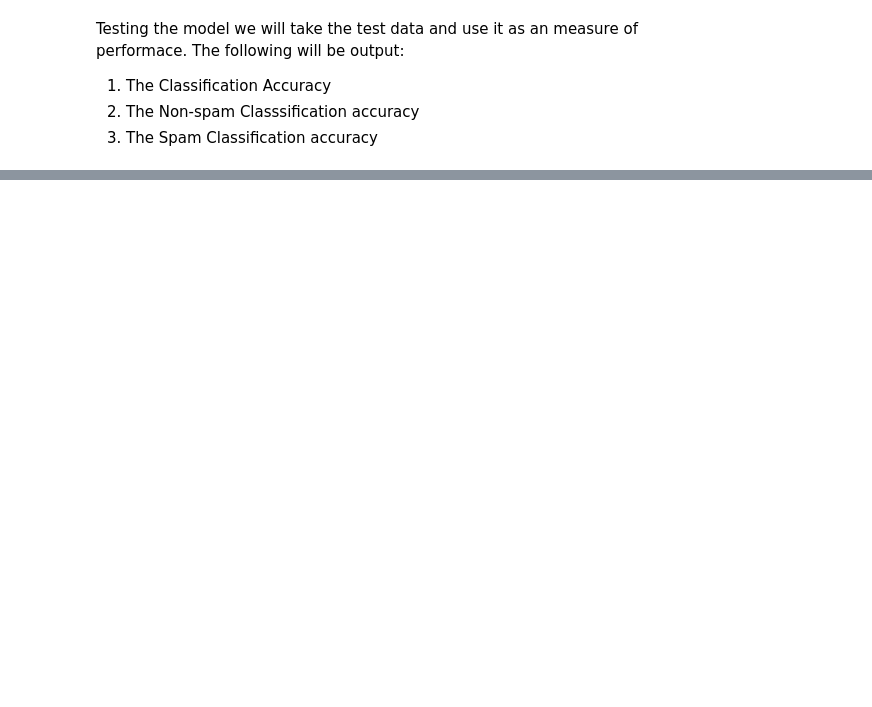
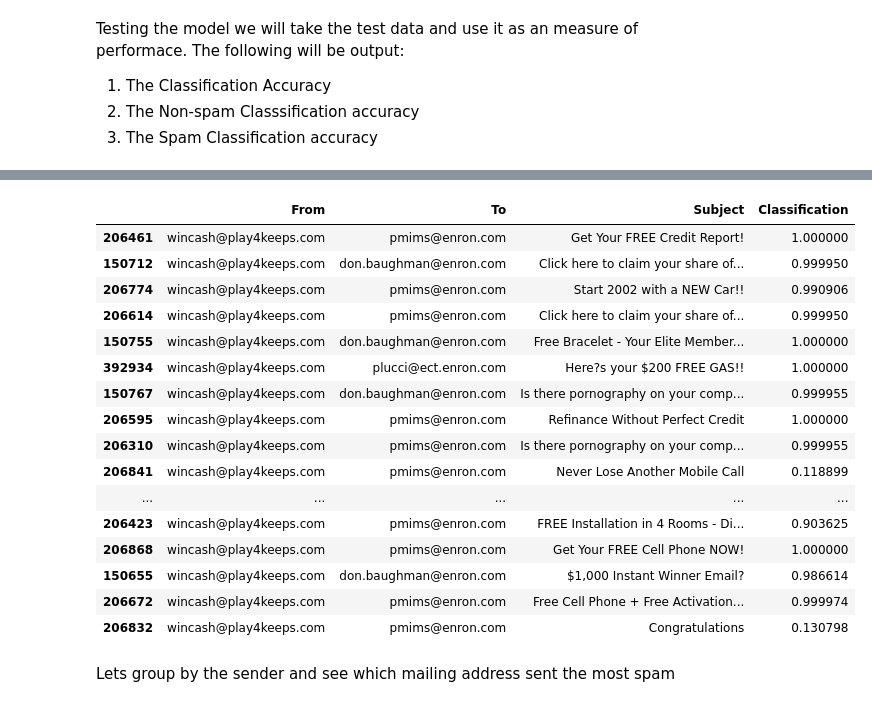
Before and after one commit to quintonweenink/ml-email-cyber-criminal-profiling, a Jupyter notebook: experiments/spamClassifier.ipynb, the cells around one changed output, grey strips where cells are left out. Cells and saved outputs as stored; diff of their text form; code cells hidden in the pictures; blank space fills up the shorter version.

```diff
--- a/experiments/spamClassifier.ipynb
+++ b/experiments/spamClassifier.ipynb
@@ -342,0 +357,22 @@ dfClassify.sort_values(['Classification'], ascending=[0]).head()
+# %%
+dfClassify[dfClassify['From'] == "wincash@play4keeps.com"]
+# %% [output]
+|  | From | To | Subject | Classification |
+| 206461 | wincash@play4keeps.com | pmims@enron.com | Get Your FREE Credit Report! | 1.000000 |
+| 150712 | wincash@play4keeps.com | don.baughman@enron.com | Click here to claim your share of... | 0.999950 |
+| 206774 | wincash@play4keeps.com | pmims@enron.com | Start 2002 with a NEW Car!! | 0.990906 |
+| 206614 | wincash@play4keeps.com | pmims@enron.com | Click here to claim your share of... | 0.999950 |
+| 150755 | wincash@play4keeps.com | don.baughman@enron.com | Free Bracelet - Your Elite Member... | 1.000000 |
+| 392934 | wincash@play4keeps.com | plucci@ect.enron.com | Here?s your $200 FREE GAS!! | 1.000000 |
+| 150767 | wincash@play4keeps.com | don.baughman@enron.com | Is there pornography on your comp... | 0.999955 |
+| 206595 | wincash@play4keeps.com | pmims@enron.com | Refinance Without Perfect Credit | 1.000000 |
+| 206310 | wincash@play4keeps.com | pmims@enron.com | Is there pornography on your comp... | 0.999955 |
+| 206841 | wincash@play4keeps.com | pmims@enron.com | Never Lose Another Mobile Call | 0.118899 |
+| ... | ... | ... | ... | ... |
+| 206423 | wincash@play4keeps.com | pmims@enron.com | FREE Installation in 4 Rooms - Di... | 0.903625 |
+| 206868 | wincash@play4keeps.com | pmims@enron.com | Get Your FREE Cell Phone NOW! | 1.000000 |
+| 150655 | wincash@play4keeps.com | don.baughman@enron.com | $1,000 Instant Winner Email? | 0.986614 |
+| 206672 | wincash@play4keeps.com | pmims@enron.com | Free Cell Phone + Free Activation... | 0.999974 |
+| 206832 | wincash@play4keeps.com | pmims@enron.com | Congratulations | 0.130798 |
+# %% [markdown]
+Lets group by the sender and see which mailing address sent the most spam
```
Also changed, not shown: parts of 9 cells of this notebook.
